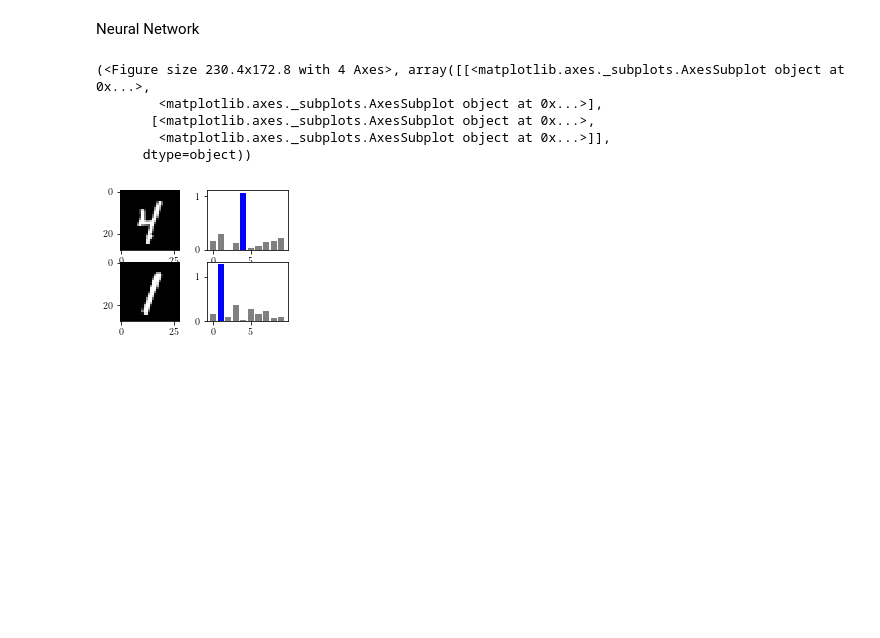
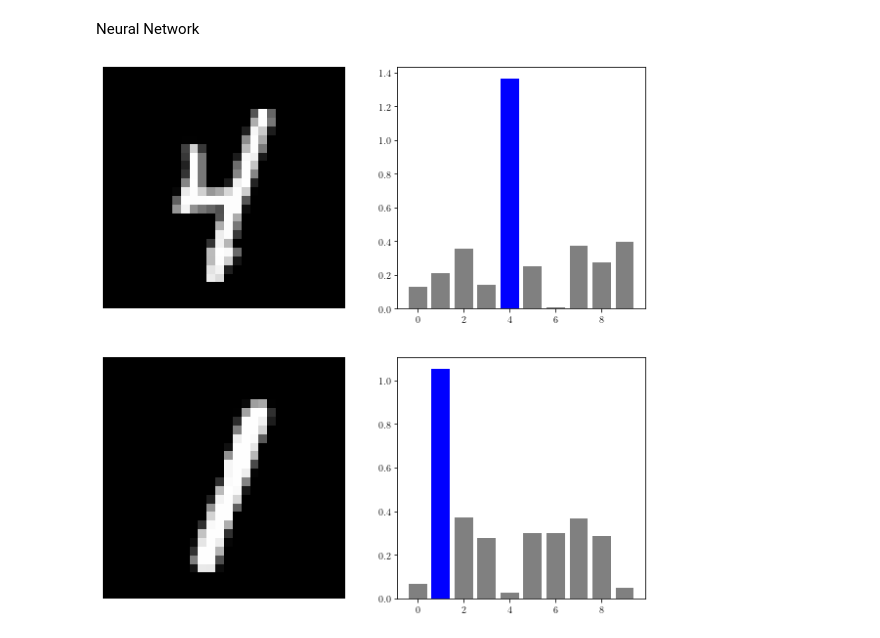
Before and after one commit to marcelroed/bachelor-math, a Jupyter notebook: code/notebooks/figures.ipynb, the cells around one changed output. Saved outputs shown, nothing was run; the diff lists cells and outputs as text; code cells hidden in the pictures; blank space fills up the shorter version.

```diff
--- a/code/notebooks/figures.ipynb
+++ b/code/notebooks/figures.ipynb
@@ -60,26 +60,24 @@ Neural Network
 # %%
 import tensorflow as tf
 import tensorflow_datasets as ds
 from tensorflow import keras
 
 mnist = ds.load(name='mnist', split='train', data_dir='../data/tf')
 
 il_pairs = []
 for features in mnist.take(2):
     il_pairs.append((features['image'], features['label']))
 
 # Plot MNIST with predictions
 
 fig, axes = plt.subplots(2, 2)
-print(figs)
+fig.set_facecolor('white')
+fig.set_size_inches(10, 10)
 for i, (image, label) in enumerate(il_pairs):
     axes[i][0].imshow(image[..., 0], cmap='gray')
+    axes[i][0].axis('off')
     probs = np.random.random(10) * 0.4 + [1 if i == label else 0 for i in range(10)]
     axes[i][1].bar(range(10), probs, color=['blue' if i == label else 'gray' for i in range(10)])
+plt.savefig(figs / 'mnist_predictions.pdf')
 # %% [output]
-(<Figure size 230.4x172.8 with 4 Axes>, array([[<matplotlib.axes._subplots.AxesSubplot object at 0x...>,
-        <matplotlib.axes._subplots.AxesSubplot object at 0x...>],
-       [<matplotlib.axes._subplots.AxesSubplot object at 0x...>,
-        <matplotlib.axes._subplots.AxesSubplot object at 0x...>]],
-      dtype=object))
-[figure, old version]
+[figure, new version]
```
Also changed, not shown: 1 other file.
